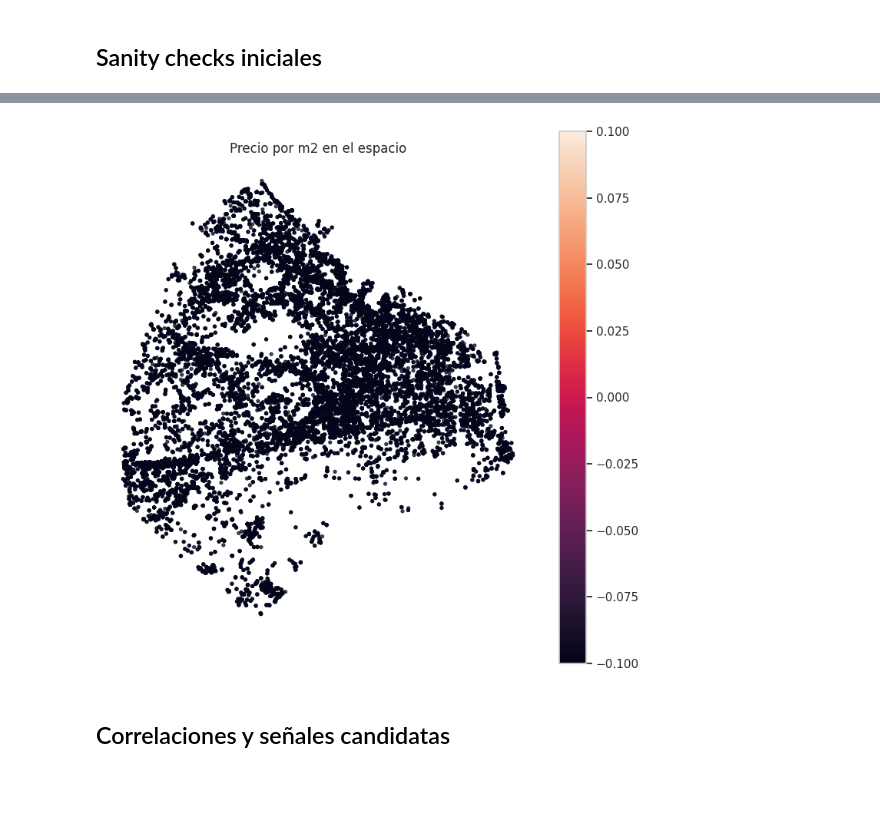
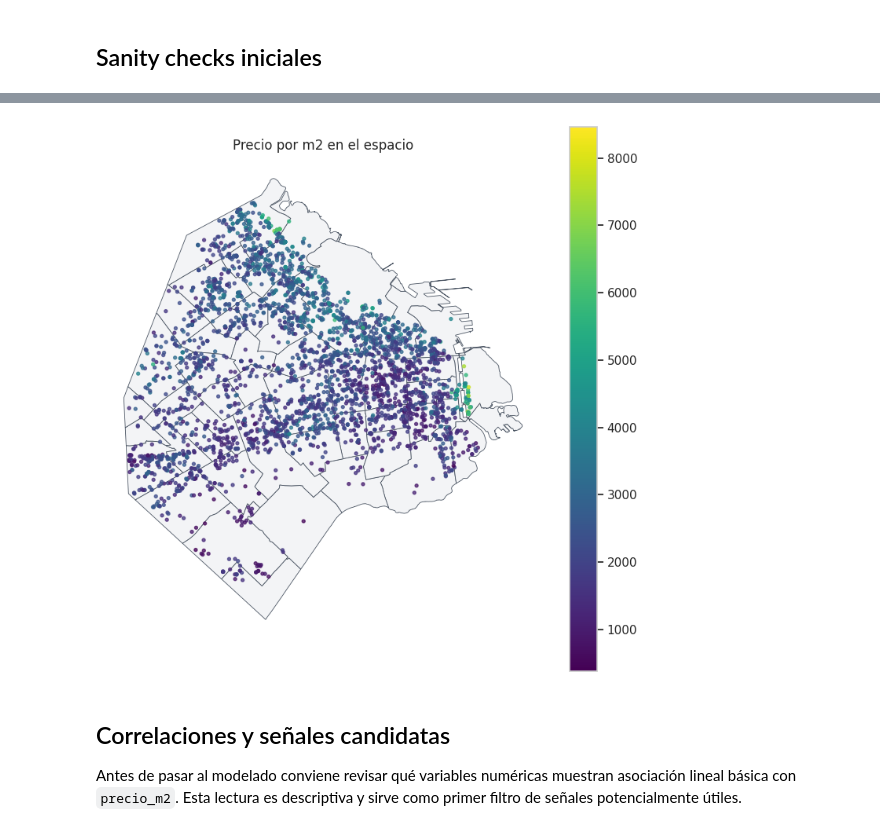
Before and after one commit to santieliges/caba-property-opportunities, a Jupyter notebook: notebooks/00_data_overview.ipynb, the cells around one changed output, grey strips where cells are left out. Cells and saved outputs as stored; diff of their text form; code cells hidden in the pictures; blank space fills up the shorter version.

```diff
--- a/notebooks/00_data_overview.ipynb
+++ b/notebooks/00_data_overview.ipynb
@@ -108,6 +108,8 @@ def build_sale_subset(df_source, config):
 
 # Dataset principal para análisis de venta.
 df, subset_filters = build_sale_subset(df_sale, subset_config)
+if "barrio" not in df.columns and "barrio_right" in df.columns:
+    df["barrio"] = df["barrio_right"]
 analysis_scope = "subconjunto configurado" if subset_filters else "dataset completo"
 target_col = "precio_sobre_m2"
 coord_cols = ["longitud", "latitud"]
@@ -321,8 +367,22 @@ Explorá tanto la escala original como una posible transformación logarítmica
 # %%
+log1p_threshold = 9.2
+
+df["log1p_m2"] = np.log1p(df[target_col])
+
 fig, axes = plt.subplots(1, 2, figsize=(14, 5))
 sns.histplot(df[target_col], kde=True, ax=axes[0])
 axes[0].set_title("Distribucion de precio_m2")
-sns.histplot(np.log1p(df[target_col]), kde=True, ax=axes[1])
+sns.histplot(df["log1p_m2"], kde=True, ax=axes[1])
+axes[1].axvline(log1p_threshold, color="crimson", linestyle="--", linewidth=2)
 axes[1].set_title("Distribucion de log1p(precio_m2)")
 plt.tight_layout()
+
+mask_log1p = np.isfinite(df["log1p_m2"]) & (df["log1p_m2"] < log1p_threshold)
+n_before = len(df)
+df = df.loc[mask_log1p].copy().reset_index(drop=True)
+
+print(
+    f"Filtrado para el resto del analisis: log1p(precio_m2) < {log1p_threshold}. "
+    f"Se conservaron {len(df):,} de {n_before:,} observaciones ({len(df) / n_before:.1%})."
+)
 # %% [output]
@@ -334,7 +395,27 @@ Acá conviene mirar mapas simples, densidad por zona y gradientes espaciales del
 # %%
 import geopandas as gpd
-gdf = gpd.GeoDataFrame(df.copy(), geometry=gpd.points_from_xy(df[coord_cols[0]], df[coord_cols[1]]), crs="EPSG:4326")
-ax = gdf.plot(column=target_col, figsize=(9, 9), alpha=0.7, markersize=8, legend=True)
+gdf = gpd.GeoDataFrame(
+    df.copy(),
+    geometry=gpd.points_from_xy(df[coord_cols[0]], df[coord_cols[1]]),
+    crs="EPSG:4326",
+)
+
+barrios_plot = barrios.to_crs(gdf.crs)
+fig, ax = plt.subplots(figsize=(9, 9))
+barrios_plot.plot(
+    ax=ax,
+    edgecolor="#4b5563",
+    facecolor="#f3f4f6",
+    linewidth=0.6,
+)
+gdf.plot(
+    ax=ax,
+    column=target_col,
+    cmap="viridis",
+    alpha=0.75,
+    markersize=8,
+    legend=True,
+)
 ax.set_title("Precio por m2 en el espacio")
 ax.set_axis_off()
 # %% [output]
@@ -342,6 +422,8 @@ RuntimeWarning: invalid value encountered in divide
-[figure, old version]
+[figure, new version]
-# %% [markdown]
-## Correlaciones y señales candidatas
+# %% [markdown]
+## Correlaciones y señales candidatas
+
+Antes de pasar al modelado conviene revisar qué variables numéricas muestran asociación lineal básica con `precio_m2`. Esta lectura es descriptiva y sirve como primer filtro de señales potencialmente útiles.
 # %%
 numeric_cols = df.select_dtypes(include=[np.number]).columns.tolist()
 corr = df[numeric_cols].corr(numeric_only=True)[target_col].sort_values(ascending=False)
```
Also changed, not shown: parts of 28 cells of this notebook, 39 other files.
